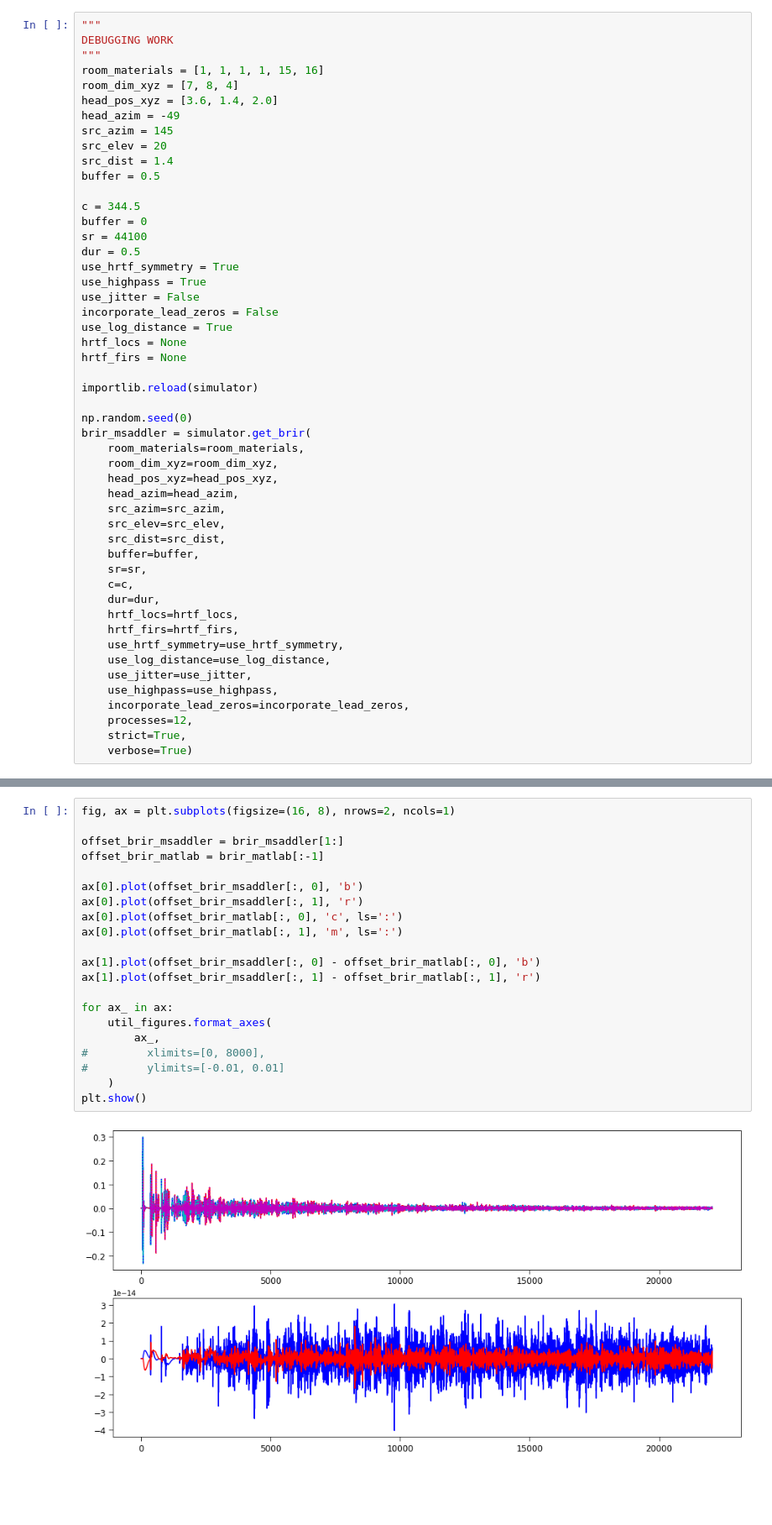
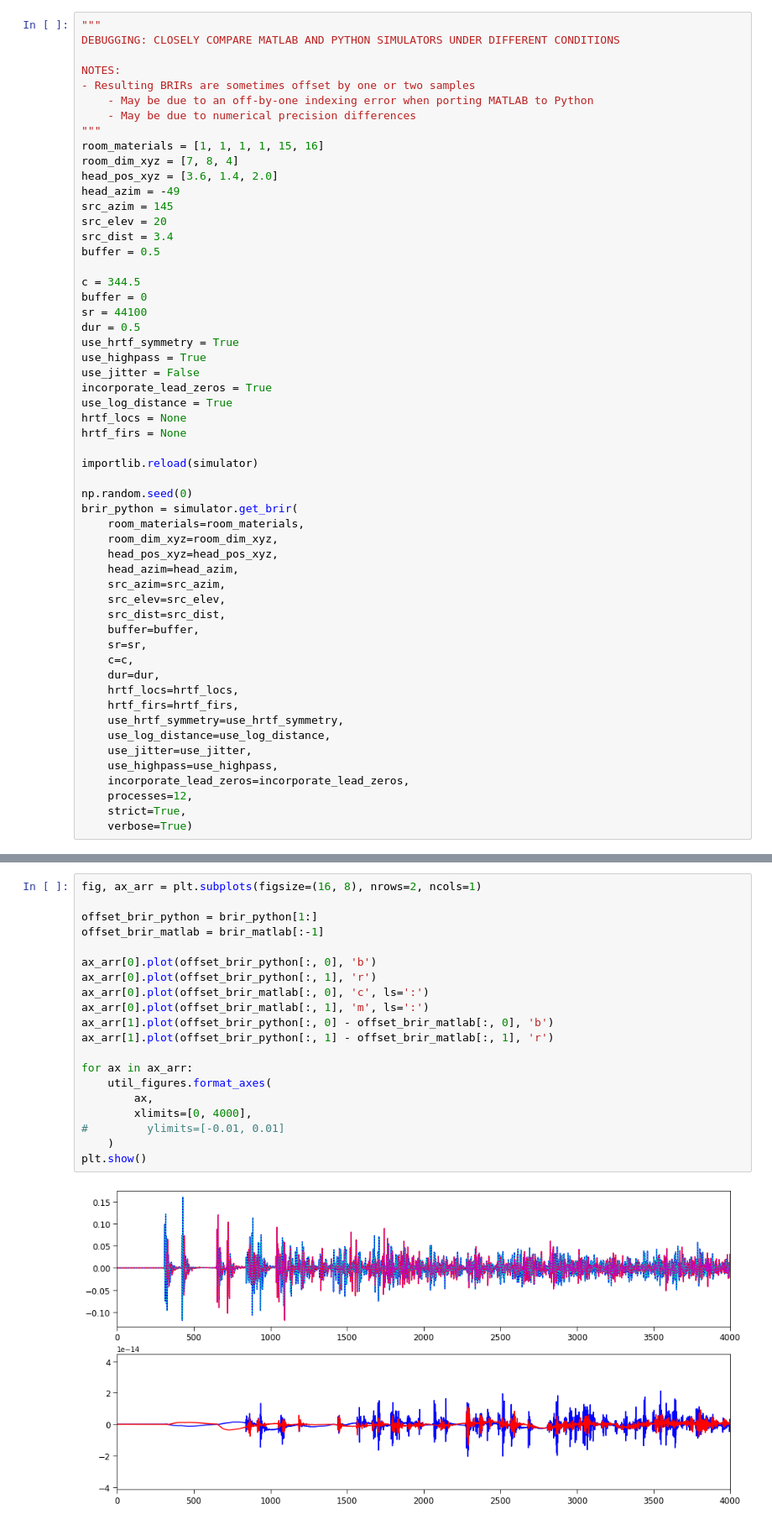
Before and after one commit to msaddler/virtual_acoustic_room, a Jupyter notebook: DEMO.ipynb, the cells around one changed output, grey strips where cells are left out. Shown at 84% size. Saved outputs shown, nothing was run; the diff lists cells and outputs as text; blank space fills up the shorter version.

Commit message:
cleaned up DEMO notebook for sharing (demonstrates both MATLAB and Python simulator and compares to francl brir wav files)

```diff
--- a/DEMO.ipynb
+++ b/DEMO.ipynb
@@ -135,6 +192,11 @@ plt.show()
 # %%
 """
-DEBUGGING WORK
+DEBUGGING: CLOSELY COMPARE MATLAB AND PYTHON SIMULATORS UNDER DIFFERENT CONDITIONS
+
+NOTES:
+- Resulting BRIRs are sometimes offset by one or two samples
+    - May be due to an off-by-one indexing error when porting MATLAB to Python
+    - May be due to numerical precision differences
 """
 room_materials = [1, 1, 1, 1, 15, 16]
 room_dim_xyz = [7, 8, 4]
@@ -142,7 +204,7 @@ head_pos_xyz = [3.6, 1.4, 2.0]
 head_azim = -49
 src_azim = 145
 src_elev = 20
-src_dist = 1.4
+src_dist = 3.4
 buffer = 0.5
 
 c = 344.5
@@ -152,7 +214,7 @@ dur = 0.5
 use_hrtf_symmetry = True
 use_highpass = True
 use_jitter = False
-incorporate_lead_zeros = False
+incorporate_lead_zeros = True
 use_log_distance = True
 hrtf_locs = None
 hrtf_firs = None
@@ -160,7 +222,7 @@ hrtf_firs = None
 importlib.reload(simulator)
 
 np.random.seed(0)
-brir_msaddler = simulator.get_brir(
+brir_python = simulator.get_brir(
     room_materials=room_materials,
     room_dim_xyz=room_dim_xyz,
     head_pos_xyz=head_pos_xyz,
@@ -212,23 +278,22 @@ brir_matlab = simulator_matlab.get_brir(
 # %%
-fig, ax = plt.subplots(figsize=(16, 8), nrows=2, ncols=1)
+fig, ax_arr = plt.subplots(figsize=(16, 8), nrows=2, ncols=1)
 
-offset_brir_msaddler = brir_msaddler[1:]
+offset_brir_python = brir_python[1:]
 offset_brir_matlab = brir_matlab[:-1]
 
-ax[0].plot(offset_brir_msaddler[:, 0], 'b')
-ax[0].plot(offset_brir_msaddler[:, 1], 'r')
-ax[0].plot(offset_brir_matlab[:, 0], 'c', ls=':')
-ax[0].plot(offset_brir_matlab[:, 1], 'm', ls=':')
+ax_arr[0].plot(offset_brir_python[:, 0], 'b')
+ax_arr[0].plot(offset_brir_python[:, 1], 'r')
+ax_arr[0].plot(offset_brir_matlab[:, 0], 'c', ls=':')
+ax_arr[0].plot(offset_brir_matlab[:, 1], 'm', ls=':')
+ax_arr[1].plot(offset_brir_python[:, 0] - offset_brir_matlab[:, 0], 'b')
+ax_arr[1].plot(offset_brir_python[:, 1] - offset_brir_matlab[:, 1], 'r')
 
-ax[1].plot(offset_brir_msaddler[:, 0] - offset_brir_matlab[:, 0], 'b')
-ax[1].plot(offset_brir_msaddler[:, 1] - offset_brir_matlab[:, 1], 'r')
-
-for ax_ in ax:
+for ax in ax_arr:
     util_figures.format_axes(
-        ax_,
-#         xlimits=[0, 8000],
+        ax,
+        xlimits=[0, 4000],
 #         ylimits=[-0.01, 0.01]
     )
 plt.show()
 # %% [output]
-[figure, old version]
+[figure, new version]
```
Also changed, not shown: parts of 14 cells of this notebook, 1 other file.
